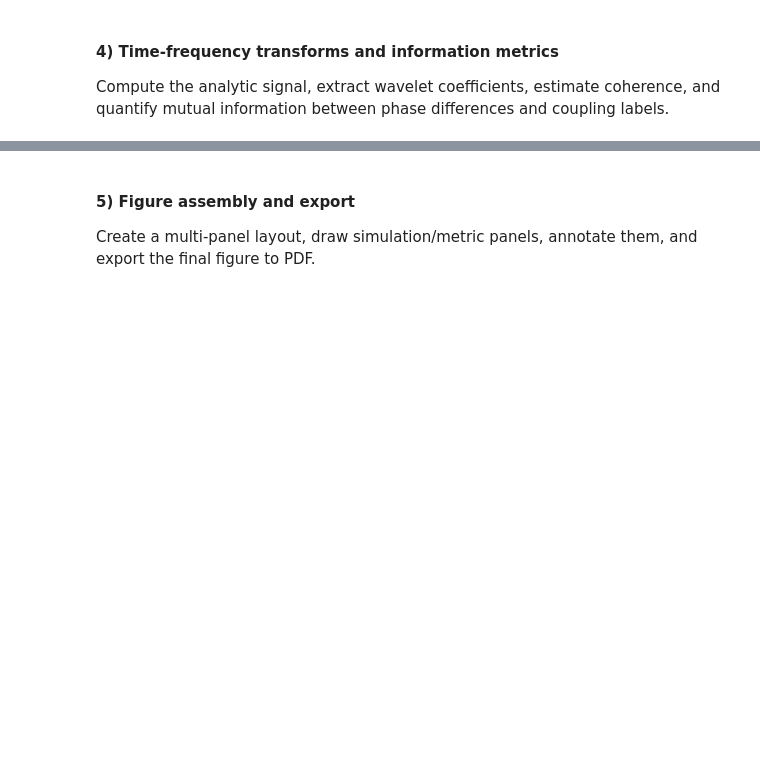
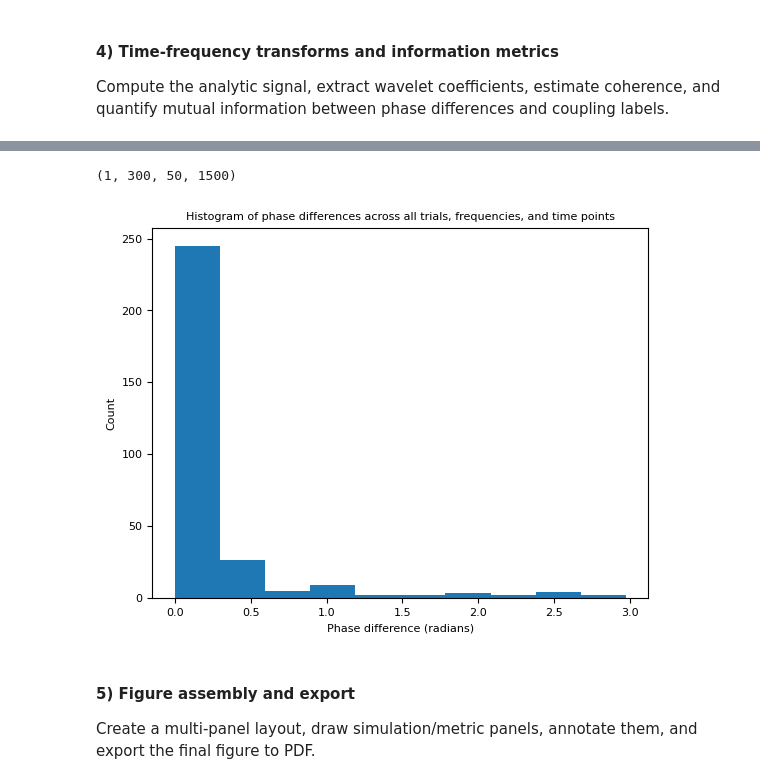
Before and after one commit to brainets/neopid, a Jupyter notebook: notebooks/Figure1.ipynb, the cells around one changed output, grey strips where cells are left out. Drawn from its saved outputs; the diff is of its cells as text; code cells hidden in the pictures; blank space fills up the shorter version.

```diff
--- a/notebooks/Figure1.ipynb
+++ b/notebooks/Figure1.ipynb
@@ -153,3 +202,16 @@ MI_PHI = mi_fcn_time_frequency(dphi, labels, False)
+# %%
+np.shape(dphi)
+# %% [output]
+(1, 300, 50, 1500)
+# %%
+# plot histogram of dphi
+plt.hist(dphi[0,:,25,700], bins=10)
+plt.xlabel("Phase difference (radians)")
+plt.ylabel("Count")
+plt.title("Histogram of phase differences across all trials, frequencies, and time points")
+plt.show()
+# %% [output]
+[figure, added]
 # %% [markdown]
 #### 5) Figure assembly and export
 
```
Also changed, not shown: parts of 6 cells of this notebook, 3 other files.
